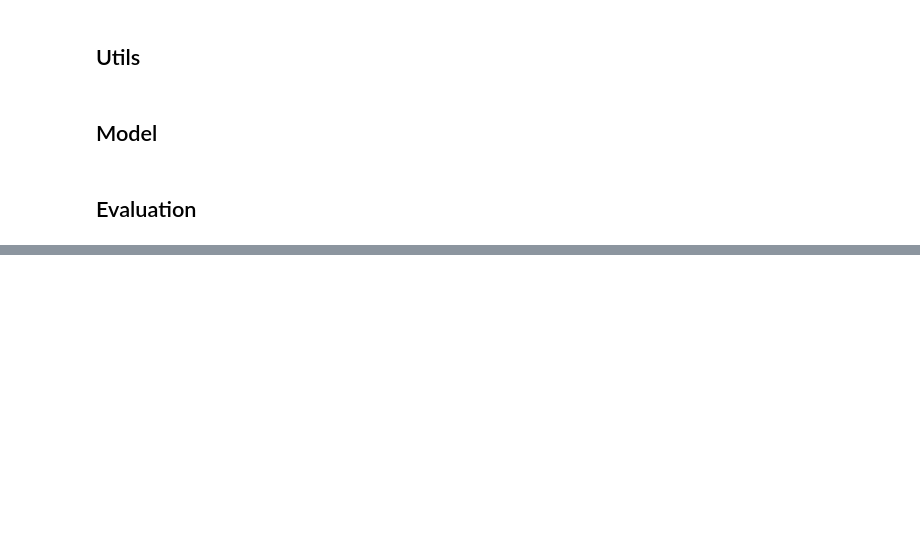
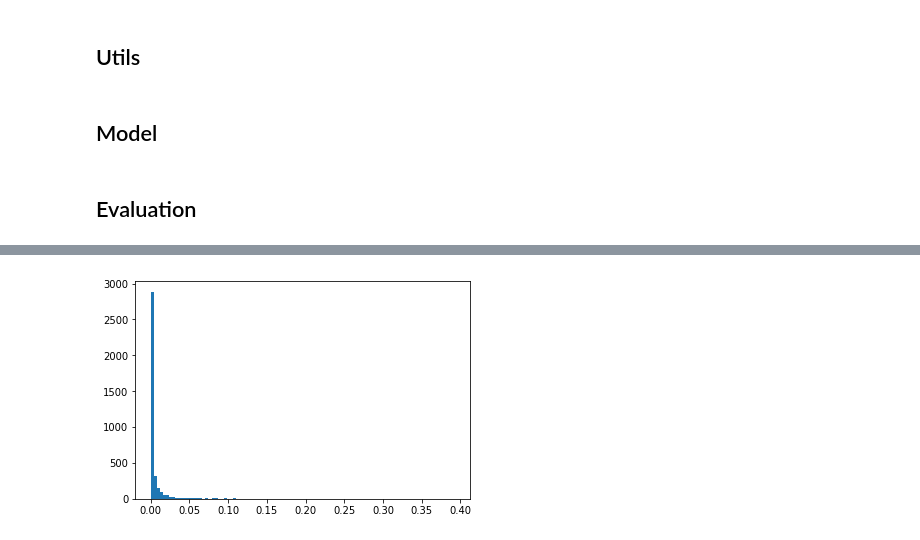
Before and after one commit to marmohamed/Multi-Modal-Fusion-For-3d-Object-Detection, a Jupyter notebook: src/Notebooks/write predictions.ipynb, the cells around one changed output, grey strips where cells are left out. Saved outputs shown, nothing was run; the diff lists cells and outputs as text; code cells hidden in the pictures; blank space fills up the shorter version.

```diff
--- a/src/Notebooks/write predictions.ipynb
+++ b/src/Notebooks/write predictions.ipynb
@@ -576,0 +1010,5 @@ rm: cannot remove '../prediction_files/predictions_uncertainity_epochs_30_best':
+# %%
+plt.hist(theta_losses_test, bins=100)
+plt.show()
+# %% [output]
+[figure, added]
```
Also changed, not shown: parts of 58 cells of this notebook, 45 other files.
